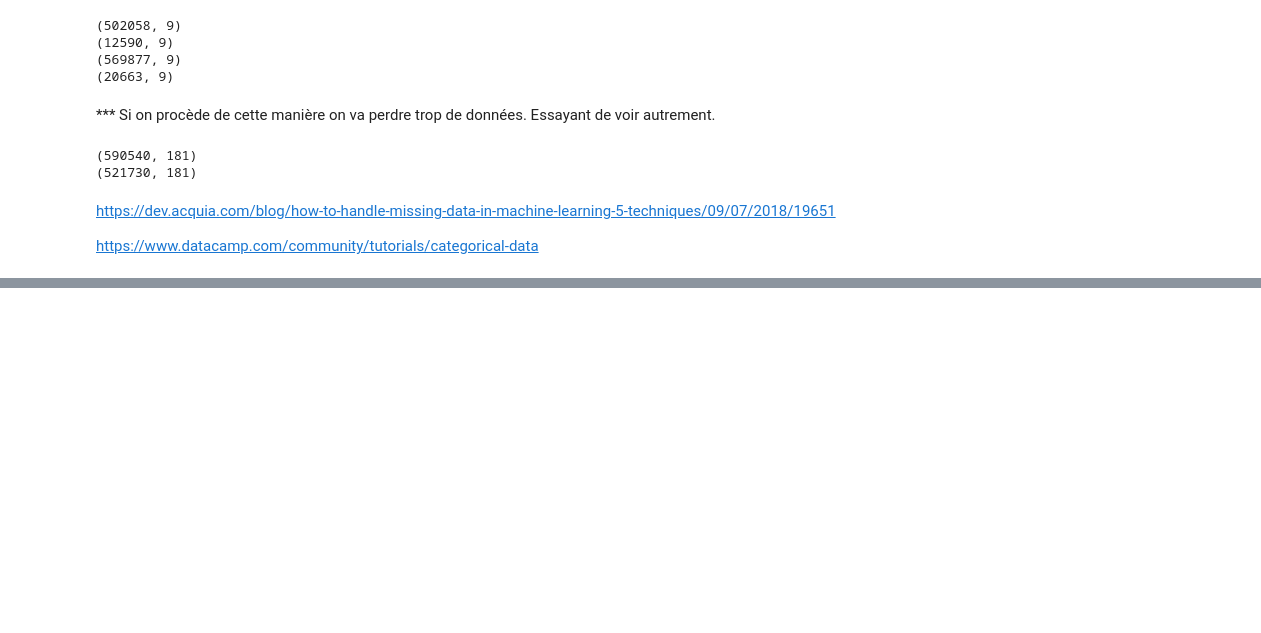
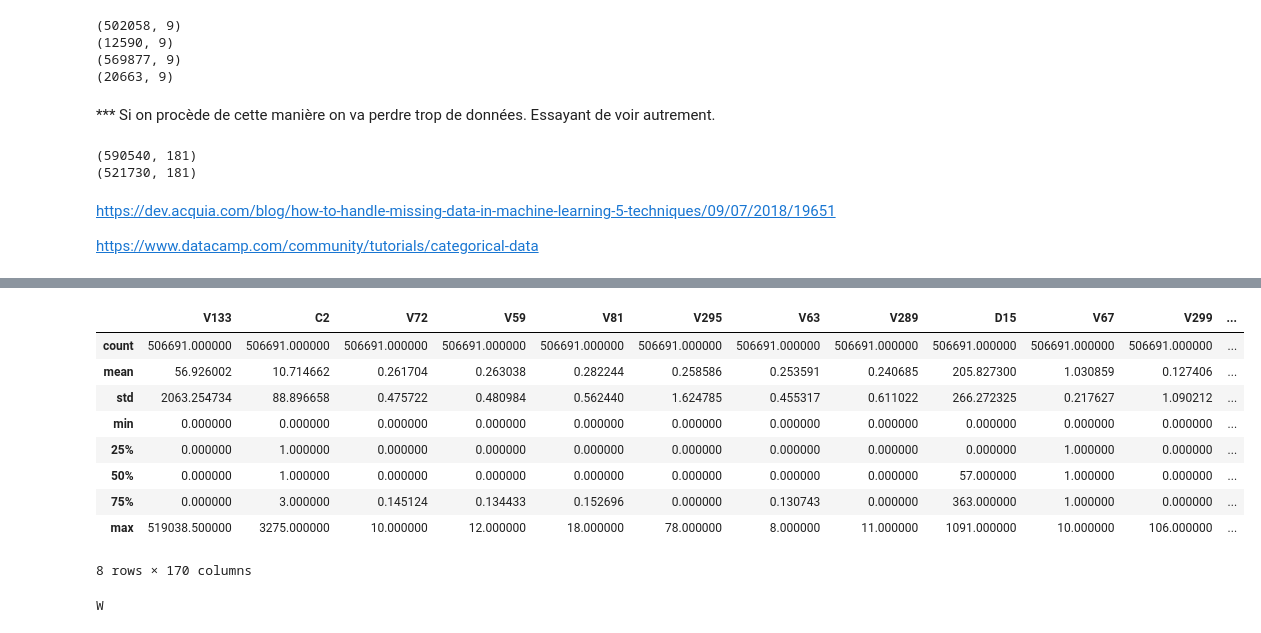
Before and after one commit to ImadT/Fraud-detection, a Jupyter notebook: Data_Cleaning.ipynb, the cells around one changed output, grey strips where cells are left out. Saved outputs shown, nothing was run; the diff lists cells and outputs as text; code cells hidden in the pictures; blank space fills up the shorter version.

```diff
--- a/Data_Cleaning.ipynb
+++ b/Data_Cleaning.ipynb
@@ -402,0 +422,21 @@ test
+# %%
+test.set_index('TransactionID', inplace=True)
+test.describe()
+# %% [output]
+|  | V133 | C2 | V72 | V59 | V81 | V295 | V63 | V289 | D15 | V67 | V299 | ... |
+| count | 506691.000000 | 506691.000000 | 506691.000000 | 506691.000000 | 506691.000000 | 506691.000000 | 506691.000000 | 506691.000000 | 506691.000000 | 506691.000000 | 506691.000000 | ... |
+| mean | 56.926002 | 10.714662 | 0.261704 | 0.263038 | 0.282244 | 0.258586 | 0.253591 | 0.240685 | 205.827300 | 1.030859 | 0.127406 | ... |
+| std | 2063.254734 | 88.896658 | 0.475722 | 0.480984 | 0.562440 | 1.624785 | 0.455317 | 0.611022 | 266.272325 | 0.217627 | 1.090212 | ... |
+| min | 0.000000 | 0.000000 | 0.000000 | 0.000000 | 0.000000 | 0.000000 | 0.000000 | 0.000000 | 0.000000 | 0.000000 | 0.000000 | ... |
+| 25% | 0.000000 | 1.000000 | 0.000000 | 0.000000 | 0.000000 | 0.000000 | 0.000000 | 0.000000 | 0.000000 | 1.000000 | 0.000000 | ... |
+| 50% | 0.000000 | 1.000000 | 0.000000 | 0.000000 | 0.000000 | 0.000000 | 0.000000 | 0.000000 | 57.000000 | 1.000000 | 0.000000 | ... |
+| 75% | 0.000000 | 3.000000 | 0.145124 | 0.134433 | 0.152696 | 0.000000 | 0.130743 | 0.000000 | 363.000000 | 1.000000 | 0.000000 | ... |
+| max | 519038.500000 | 3275.000000 | 10.000000 | 12.000000 | 18.000000 | 78.000000 | 8.000000 | 11.000000 | 1091.000000 | 10.000000 | 106.000000 | ... |
+8 rows × 170 columns
+# %%
+# test the output of mode method
+print(train['ProductCD'].mode()[0])
+
+print()
+# %% [output]
+W
```
Also changed, not shown: parts of 16 cells of this notebook.
